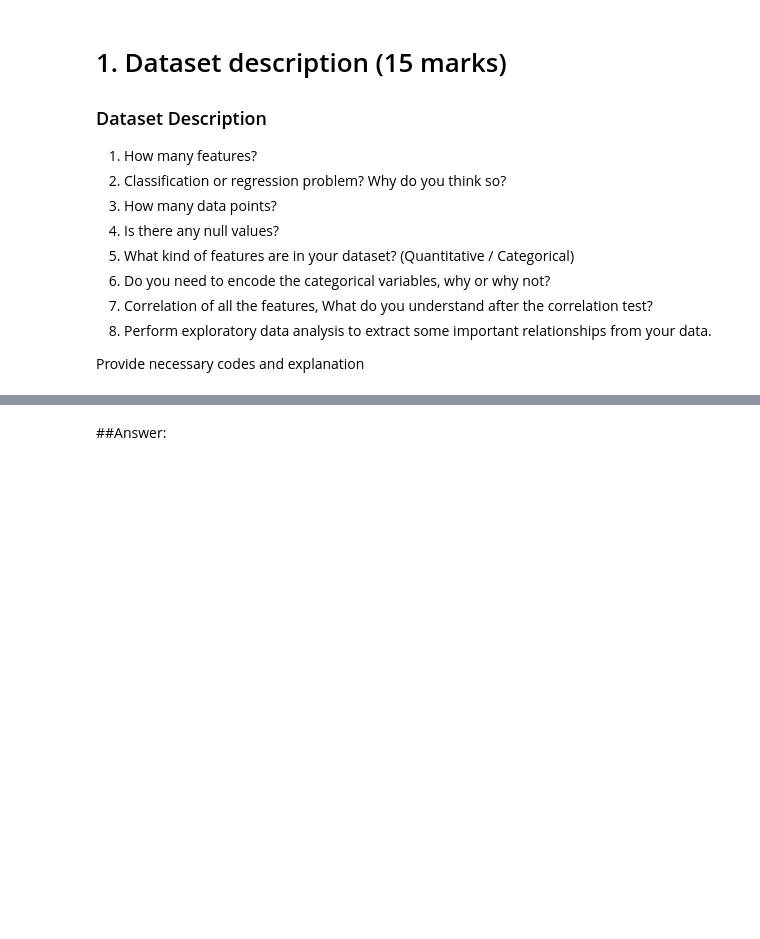
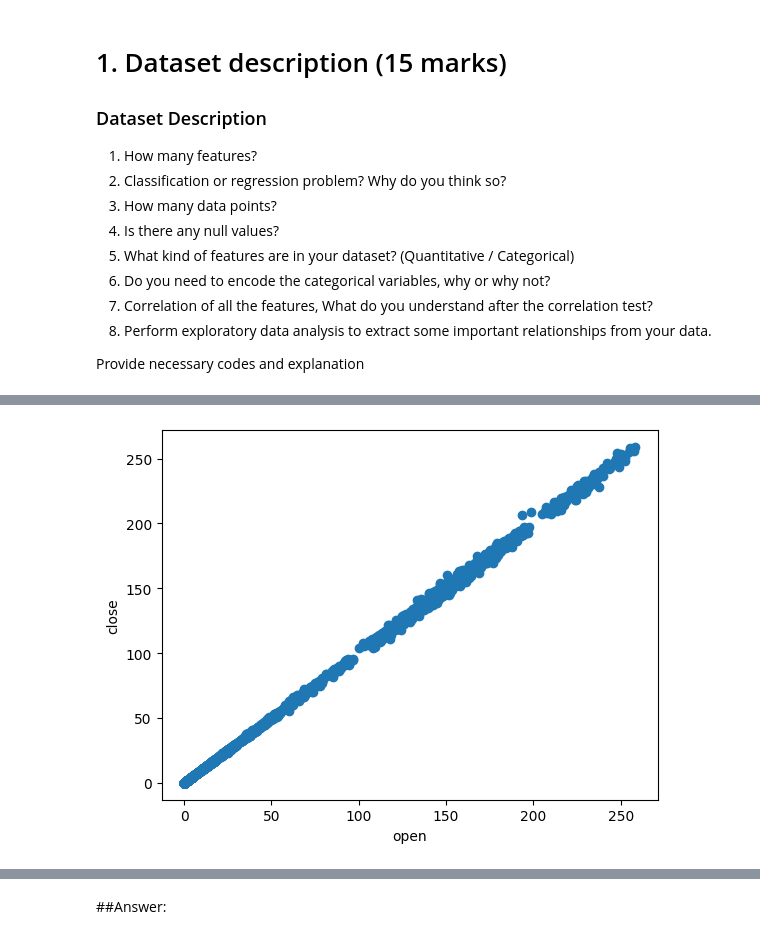
Before and after one commit to gh-nafiz-mahmud/Phitron_AI_ML_Batch_02, a Jupyter notebook: Machine learning/Week-16/Module-24/Copy of ML_FINAL.ipynb, the cells around one changed output, grey strips where cells are left out. Saved outputs shown, nothing was run; the diff lists cells and outputs as text; code cells hidden in the pictures; blank space fills up the shorter version.

```diff
--- a/Machine learning/Week-16/Module-24/Copy of ML_FINAL.ipynb
+++ b/Machine learning/Week-16/Module-24/Copy of ML_FINAL.ipynb
@@ -38,0 +127,8 @@ Provide necessary codes and explanation
+# %%
+# open and close er parthokko
+plt.scatter(df['Open'], df['Close'])
+plt.xlabel("open")
+plt.ylabel("close")
+plt.show()
+# %% [output]
+[figure, added]
```
Also changed, not shown: parts of 29 cells of this notebook.
